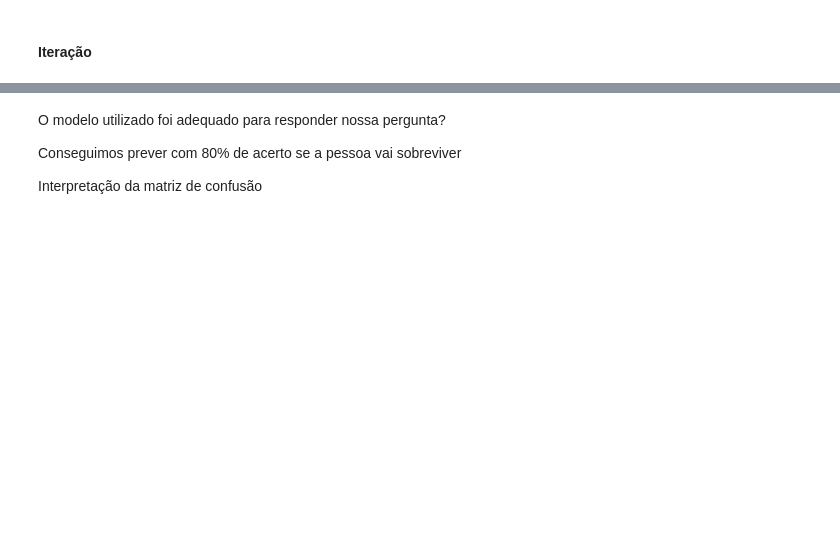
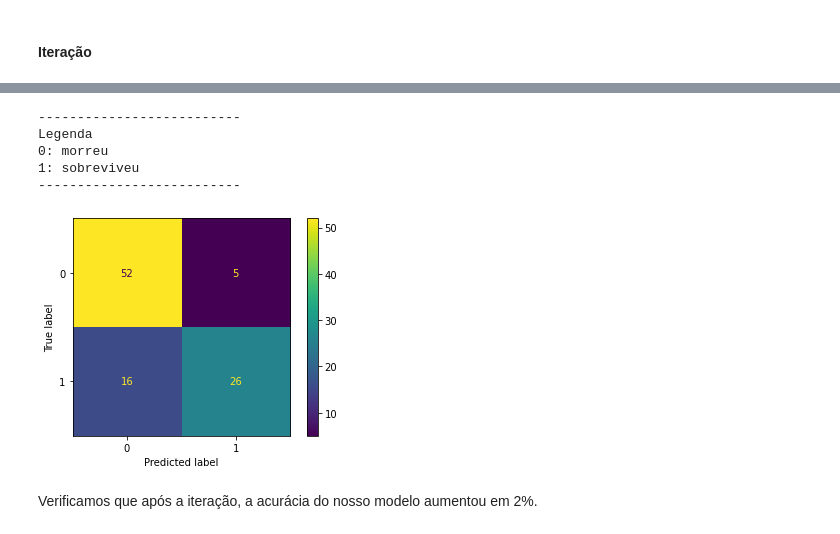
Before and after one commit to carolina-hirschheimer/Propensao-a-falhas-cardiacas, a Jupyter notebook: Projeto 2 - Ciência dos Dados.ipynb, the cells around one changed output, grey strips where cells are left out. Saved outputs shown, nothing was run; the diff lists cells and outputs as text; code cells hidden in the pictures; blank space fills up the shorter version.

Commit message:
Análise dos modelos

```diff
--- a/Projeto 2 - Ciência dos Dados.ipynb
+++ b/Projeto 2 - Ciência dos Dados.ipynb
@@ -502,6 +571,17 @@ print(confusion_matrix_random_iterado)
-# %% [markdown]
-O modelo utilizado foi adequado para responder nossa pergunta?
-
-Conseguimos prever com 80% de acerto se a pessoa vai sobreviver
-
-Interpretação da matriz de confusão
+# %%
+print("--------------------------")
+print("Legenda")
+print("0: morreu")
+print("1: sobreviveu")
+print("--------------------------")
+plot_confusion_matrix(randfor_iterado, X_iterado_test, Y_iterado_test)
+plt.show()
+# %% [output]
+--------------------------
+Legenda
+0: morreu
+1: sobreviveu
+--------------------------
+[figure, added]
+# %% [markdown]
+Verificamos que após a iteração, a acurácia do nosso modelo aumentou em 2%.
```
Also changed, not shown: parts of 38 cells of this notebook, 2 other files.
